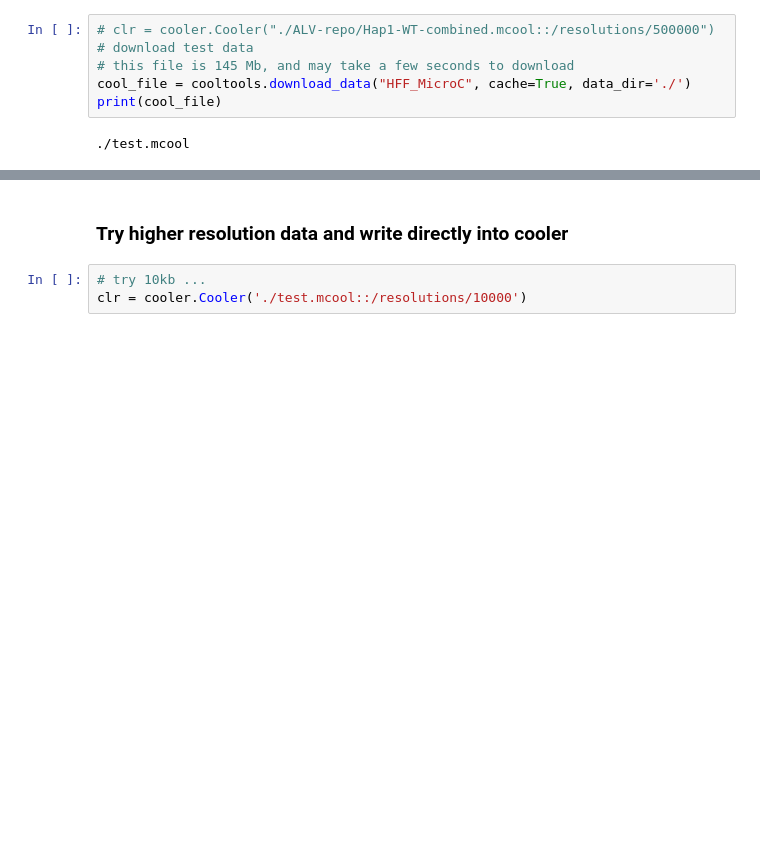
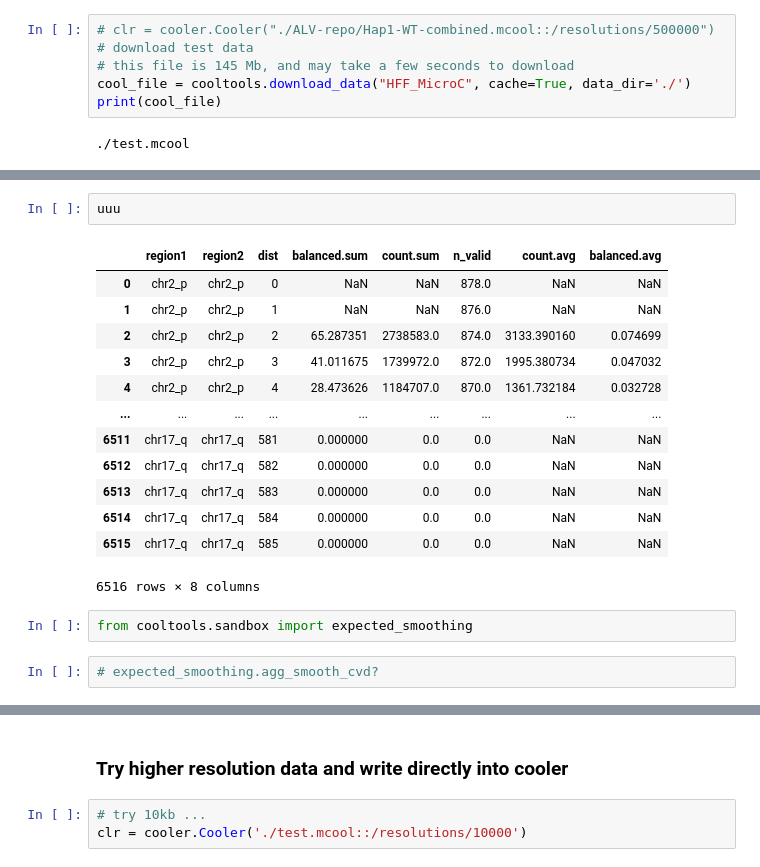
Before and after one commit to open2c/cooltools, a Jupyter notebook: cooltools/sandbox/observed_over_expected_example.ipynb, the cells around one changed output, grey strips where cells are left out. Drawn from its saved outputs; the diff is of its cells as text; blank space fills up the shorter version.

```diff
--- a/cooltools/sandbox/observed_over_expected_example.ipynb
+++ b/cooltools/sandbox/observed_over_expected_example.ipynb
@@ -42,0 +84,20 @@ hg38_arms
+# %%
+uuu
+# %% [output]
+|  | region1 | region2 | dist | balanced.sum | count.sum | n_valid | count.avg | balanced.avg |
+| 0 | chr2_p | chr2_p | 0 | NaN | NaN | 878.0 | NaN | NaN |
+| 1 | chr2_p | chr2_p | 1 | NaN | NaN | 876.0 | NaN | NaN |
+| 2 | chr2_p | chr2_p | 2 | 65.287351 | 2738583.0 | 874.0 | 3133.390160 | 0.074699 |
+| 3 | chr2_p | chr2_p | 3 | 41.011675 | 1739972.0 | 872.0 | 1995.380734 | 0.047032 |
+| 4 | chr2_p | chr2_p | 4 | 28.473626 | 1184707.0 | 870.0 | 1361.732184 | 0.032728 |
+| ... | ... | ... | ... | ... | ... | ... | ... | ... |
+| 6511 | chr17_q | chr17_q | 581 | 0.000000 | 0.0 | 0.0 | NaN | NaN |
+| 6512 | chr17_q | chr17_q | 582 | 0.000000 | 0.0 | 0.0 | NaN | NaN |
+| 6513 | chr17_q | chr17_q | 583 | 0.000000 | 0.0 | 0.0 | NaN | NaN |
+| 6514 | chr17_q | chr17_q | 584 | 0.000000 | 0.0 | 0.0 | NaN | NaN |
+| 6515 | chr17_q | chr17_q | 585 | 0.000000 | 0.0 | 0.0 | NaN | NaN |
+6516 rows × 8 columns
+# %%
+from cooltools.sandbox import expected_smoothing
+# %%
+# expected_smoothing.agg_smooth_cvd?
```
Also changed, not shown: parts of 21 cells of this notebook, 1 other file.
